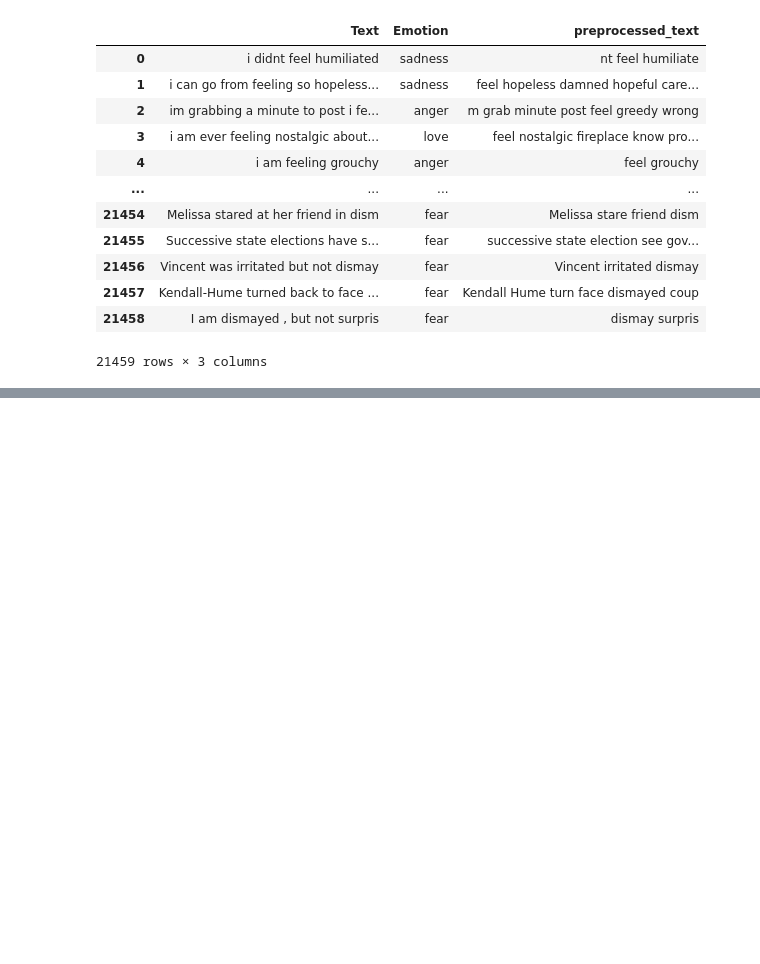
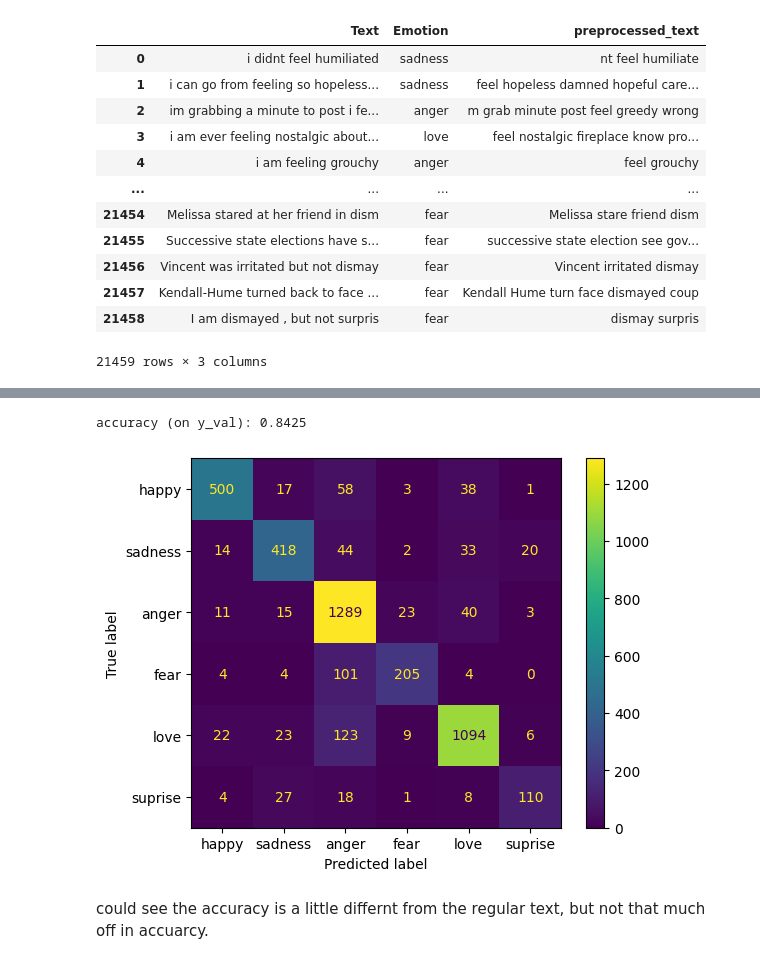
Before and after one commit to cchum/CS39AA-Projectchum, a Jupyter notebook: nlpproject-part2.ipynb, the cells around one changed output, grey strips where cells are left out. Saved outputs shown, nothing was run; the diff lists cells and outputs as text; code cells hidden in the pictures; blank space fills up the shorter version.

```diff
--- a/nlpproject-part2.ipynb
+++ b/nlpproject-part2.ipynb
@@ -346,0 +381,10 @@ import tensorflow as tf
+# %%
+predictions_val = model.predict(X2_val)
+disp = ConfusionMatrixDisplay(confusion_matrix(y2_val, predictions_val), display_labels=['happy', 'sadness', 'anger', 'fear', 'love', 'suprise'])
+disp.plot()
+print(f"accuracy (on y_val): {accuracy_score(y_val, predictions_val):.4f}")
+# %% [output]
+accuracy (on y_val): 0.8425
+[figure, added]
+# %% [markdown]
+could see the accuracy is a little differnt from the regular text, but not that much off in accuarcy.
```
Also changed, not shown: parts of 30 cells of this notebook.
